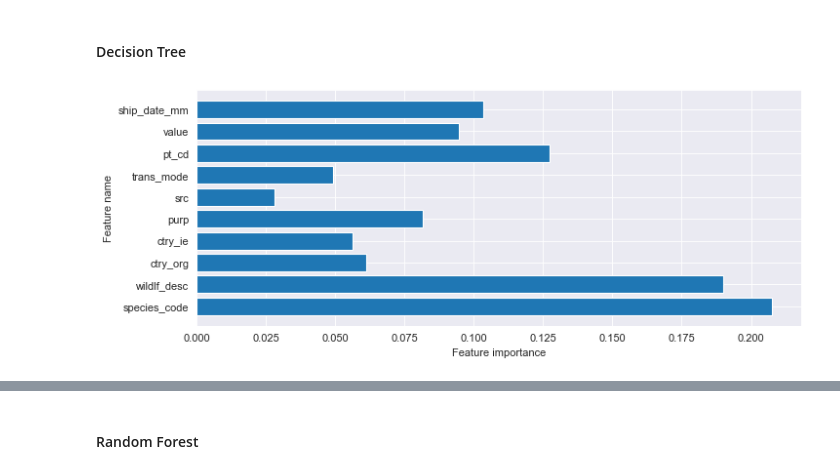
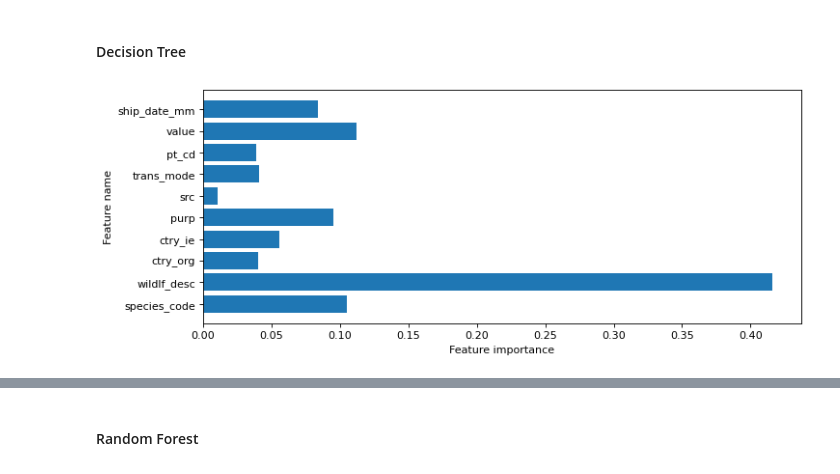
Before and after one commit to YinterestingProjects/milestone_2, a Jupyter notebook: modeling/4_baseline_model_export_targetEncoding_tidy.ipynb, the cells around one changed output, grey strips where cells are left out. Saved outputs shown, nothing was run; the diff lists cells and outputs as text; code cells hidden in the pictures.

```diff
--- a/modeling/4_baseline_model_export_targetEncoding_tidy.ipynb
+++ b/modeling/4_baseline_model_export_targetEncoding_tidy.ipynb
@@ -139,11 +92,13 @@ feature_cols = ['species_code', 'wildlf_desc',
                  'value', 'ship_date_mm']
 # %%
 #import_df = df_filtering(df, i_e = 'I', f_cols = feature_cols)
-export_df = df_filtering(df, i_e = 'E', f_cols = feature_cols)
+export_df = helper.df_filtering(df, i_e = 'E', f_cols = feature_cols)
 # import: 590505 rows × 11 columns
 # export: 299340 rows × 11 columns
+# %%
+export_df['ship_date_mm'] = export_df['ship_date_mm'].astype(str)
 # %%
 # standard version of the data
-X_train, X_test, y_train, y_test = data_split(export_df)
+X_train, X_test, y_train, y_test = helper.data_split(export_df)
 # %%
 # resampled version of the data (not CV)
@@ -165,10 +107,0 @@ le = LabelEncoder()
-# %%
-X_train = ct_target.fit_transform(X_train, y_train)
-joblib.dump(X_train, 'X_train_targetEncoding.joblib')
-
-X_test = ct_target.transform(X_test)
-joblib.dump(X_test, 'X_test_targetEncoding.joblib')
-# Found unknown categories
-
-X_train_resampled = ct_target.transform(X_train_resampled)
-joblib.dump(X_train_resampled, 'X_train_targetEncoding_resampled.joblib')
@@ -231,21 +190,21 @@ joblib.dump(lr_balanced, f'{prefix}_lr_balanced_clf.joblib')
 #### Decision Tree
 # %%
 start = datetime.now()
-decision_tree_clf = DecisionTreeClassifier(random_state=rng).fit(X_train, y_train)
+decision_tree_clf = DecisionTreeClassifier(random_state=rng, class_weight='balanced').fit(X_train, y_train)
 end = datetime.now()
 if outputs:
     print(f'model run time: {end - start}')
 tree_predicted = decision_tree_clf.predict(X_test)
 confusion = confusion_matrix(y_test, tree_predicted)
 if outputs:
     print('Decision Tree classifier (balanced)\n', confusion)
 plt.figure(figsize=(10,4), dpi=80)
 plot_feature_importances(decision_tree_clf, feature_cols)
 if outputs:
     plt.show()
     print('Feature importances: {}'.format(decision_tree_clf.feature_importances_[::-1]))
 # %% [output]
-[figure, old version]
+[figure, new version]
 # %%
 joblib.dump(decision_tree_clf, f'{prefix}_decision_tree_clf.joblib')
 # %% [output]
```
Also changed, not shown: parts of 30 cells of this notebook, 59 other files.
